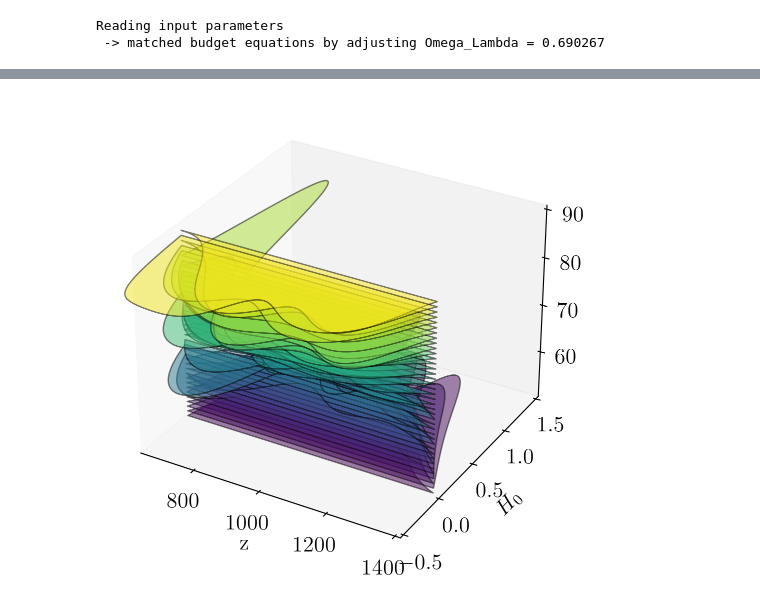
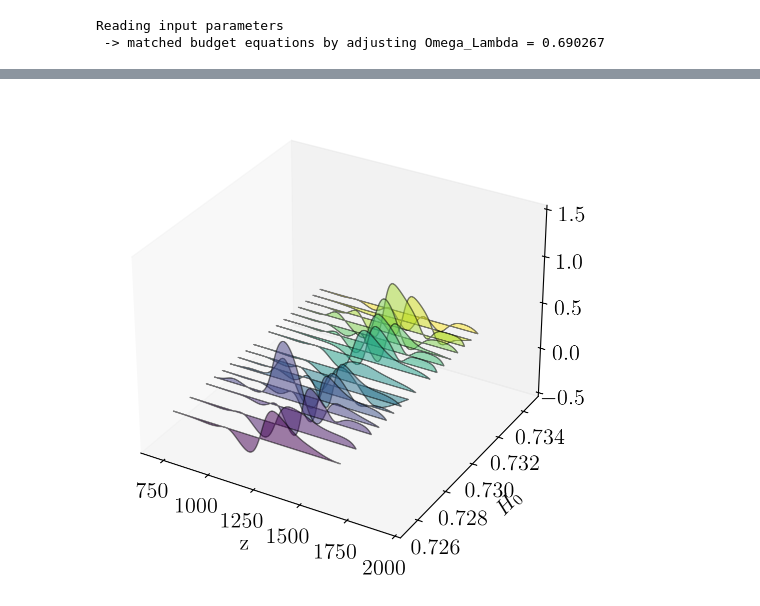
Before and after one commit to gplynch619/recombination, a Jupyter notebook: notebooks/nonlinear_mode.ipynb, the cells around one changed output, grey strips where cells are left out. Cells and saved outputs as stored; diff of their text form; code cells hidden in the pictures.

```diff
--- a/notebooks/nonlinear_mode.ipynb
+++ b/notebooks/nonlinear_mode.ipynb
@@ -88,3 +77,0 @@ common_settings = {'output' : 'tCl,pCl,lCl',
-# %%
-df = pd.read_csv("/Users/gabe/projects/recombination/data/nldr_result_multi.csv")
-df.columns = ['weight', 'minuslogpost', 'logA', 'n_s', 'omega_b', 'omega_cdm', 'tau_reio', 'q_1', 'q_2', 'q_3', 'q_4', 'A_planck', 'clamp', 'chi2__CMB', 'minuslogprior', 'minuslogprior__0', 'minuslogprior__control_point_joint_prior', 'chi2', 'chi2__planck_2018_lowl.TT', 'chi2__planck_2018_lowl.EE', 'chi2__planck_2018_highl_plik.TTTEEE_lite', 'h']
@@ -97 +98,5 @@ df
+# %%
+df1 = load_minima("/Users/gabe/projects/recombination/data/nldr_result_h73.csv")
+df2 = load_minima("/Users/gabe/projects/recombination/data/nldr_result_h73_2.csv")
+df3 = load_minima("/Users/gabe/projects/recombination/data/nldr_result_h73_more.csv")
 # %%
@@ -149,17 +169,13 @@ plt.savefig("../results/nldr_2.pdf", dpi=300, bbox_inches='tight')
 # %%
 fig,ax = plt.subplots()
-H0s = np.array(H0s)
 
-norm = mpl.colors.Normalize(vmin=H0s.min(), vmax=H0s.max())
-cmap = mpl.cm.ScalarMappable(norm=norm, cmap=mpl.cm.viridis)
-cmap.set_array([])
-
-for i,viz in enumerate(viz_funcs):
-    ax.plot(z_list[0], viz, color=cmap.to_rgba(H0s[i]))
+for h,thermo in t1.items():
+    ax.plot(thermo["z"], thermo["kappa' [Mpc^-1]"]*thermo["exp(-kappa)"], color=cmap.to_rgba(h))
+ax.plot(fiducial_thermo["z"], fiducial_thermo["kappa' [Mpc^-1]"]*fiducial_thermo["exp(-kappa)"], color="red", linewidth=3)
 ax.set_xlim([600, 2000])
 ax.set_xlabel("z")
 ax.set_ylabel("Visibility functions")
 fig.colorbar(cmap)
 plt.show()
-#plt.savefig("../results/nldr_viz_1.pdf", dpi=300, bbox_inches='tight')
+#plt.savefig("../results/nldr_viz_h73_1.pdf", dpi=300, bbox_inches='tight')
 # %% [output]
@@ -167,38 +183,40 @@ plt.show()
 # %%
 from matplotlib.collections import PolyCollection
 import math
 
 # Fixing random state for reproducibility
 ax = plt.figure().add_subplot(projection='3d')
-
 a = 0
 
 def polygon_under_graph(x, y):
     """
     Construct the vertex list which defines the polygon filling the space under
     the (x, y) line graph. This assumes x is in ascending order.
     """
     return [(x[0], 0), *zip(x, y), (x[-1], 0)]
 
-test = np.where(z_list[0]<zmin_pert, 1, 0)
+z_list = t1[0.725]["z"]
+
+test = np.where(z_list<zmin_pert, 1, 0)
 ind_lowz = np.argwhere(np.diff(test)==-1)[0][0]
-test = np.where(z_list[0]>zmax_pert, 1, 0)
+test = np.where(z_list>zmax_pert, 1, 0)
 ind_hiz = np.argwhere(np.diff(test)==1)[0][0]
-
 # verts[i] is a list of (x, y) pairs defining polygon i.
-verts = [polygon_under_graph(z_list[0][ind_lowz:ind_hiz], x[ind_lowz:ind_hiz]/fiducial[ind_lowz:ind_hiz])
-         for x in xe_pert_funcs[a:]]
+verts=[]
+for h,thermo in t1.items():
+    verts.append(polygon_under_graph(z_list[ind_lowz:ind_hiz], thermo["xe_pert"][ind_lowz:ind_hiz]))
 
 facecolors = plt.colormaps['viridis_r'](np.linspace(0, 1, len(verts)))
 
 #poly = PolyCollection(verts,facecolor='white', alpha=0.5)
 poly = PolyCollection(verts,facecolor=facecolors[::-1], alpha=0.5)
 poly.set_edgecolor('black')
-ax.add_collection3d(poly, zs=H0s[a:], zdir='z')
+ax.add_collection3d(poly, zs=H0s[a:], zdir='y')
 
-ax.set(xlim=(650, 1400), zlim=(H0s.min(), H0s.max()), ylim=(-0.5, 1.5),
+ax.set(xlim=(650, 2000), zlim=(-0.5, 1.5), ylim=(H0s.min(), H0s.max()),
        xlabel='z', ylabel=r'$H_0$', zlabel='')
 ax.grid(False)
 plt.show()
+#plt.savefig("../results/nldr_depth_h73_1.pdf", dpi=300, bbox_inches='tight')
 # %% [output]
-[figure, old version]
+[figure, new version]
```
Also changed, not shown: parts of 14 cells of this notebook, 16 other files.
